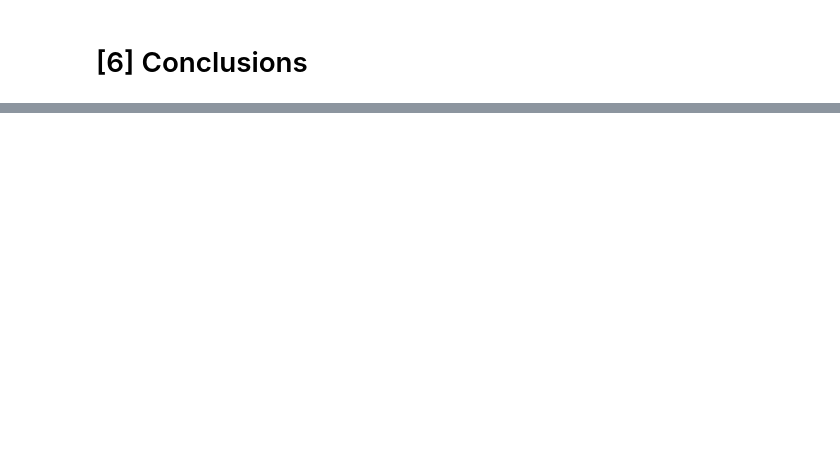
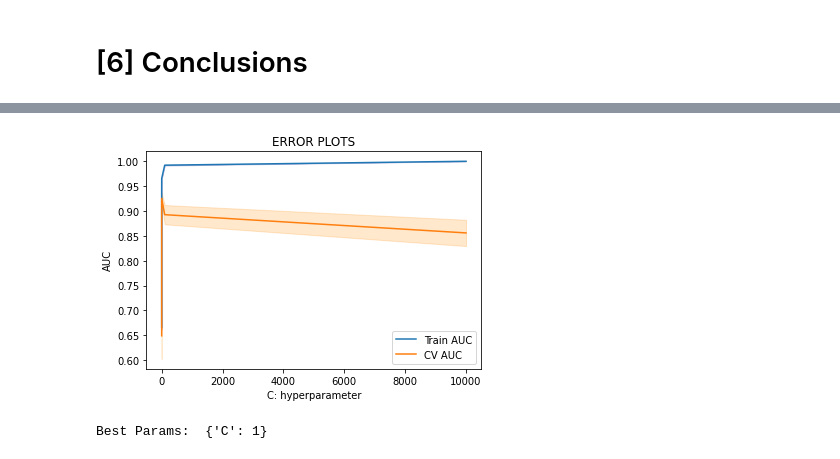
Before and after one commit to PhaneendraYedidi/Machine-Learning-Practices, a Jupyter notebook: 05_Amazon_Fine_Food_Reviews_Analysis_Logistic_Regression.ipynb, the cells around one changed output, grey strips where cells are left out. Cells and saved outputs as stored; diff of their text form; code cells hidden in the pictures; blank space fills up the shorter version.

```diff
--- a/05_Amazon_Fine_Food_Reviews_Analysis_Logistic_Regression.ipynb
+++ b/05_Amazon_Fine_Food_Reviews_Analysis_Logistic_Regression.ipynb
@@ -1609,0 +1622,44 @@ So Logistic Regression for TFIDF is better than others models in AUC score as we
+# %%
+#Feature engineering
+X1 = preprocessed_reviews; Y = final['Score']
+X2 = preprocessed_summary;
+X = X = list(map(lambda x, y: x + ' ' +  y, X2, X1))
+
+# https://scikit-learn.org/stable/modules/generated/sklearn.model_selection.train_test_split.html
+from sklearn.model_selection import train_test_split
+x_train, x_test, y_train, y_test = train_test_split(X, Y, test_size=0.33) # this is random splitting
+
+vectorizer = TfidfVectorizer(ngram_range=(1,2), min_df=10, max_features=500)
+vectorizer.fit(x_train) # fit has to happen only on train data
+
+# we use the fitted CountVectorizer to convert the text to vector
+x_train = vectorizer.transform(x_train)
+x_test = vectorizer.transform(x_test)
+
+#Grid search CV
+estimator = LogisticRegression(penalty='l2', solver='liblinear');
+parameters = {'C': [10**-4, 10**-2, 10**0, 10**2, 10**4]}
+clf = GridSearchCV(estimator, parameters, cv=10, scoring='roc_auc',return_train_score=True)
+clf.fit(x_train, y_train)
+
+train_auc= clf.cv_results_['mean_train_score']
+train_auc_std= clf.cv_results_['std_train_score']
+cv_auc = clf.cv_results_['mean_test_score']
+cv_auc_std= clf.cv_results_['std_test_score']
+
+plt.plot(parameters['C'], train_auc, label='Train AUC')
+# this code is copied from here: https://stackoverflow.com/a/48803361/4084039
+plt.gca().fill_between(parameters['C'],train_auc - train_auc_std,train_auc + train_auc_std,alpha=0.2,color='darkblue')
+
+plt.plot(parameters['C'], cv_auc, label='CV AUC')
+# this code is copied from here: https://stackoverflow.com/a/48803361/4084039
+plt.gca().fill_between(parameters['C'],cv_auc - cv_auc_std,cv_auc + cv_auc_std,alpha=0.2,color='darkorange')
+plt.legend()
+plt.xlabel("C: hyperparameter")
+plt.ylabel("AUC")
+plt.title("ERROR PLOTS")
+plt.show()
+print("Best Params: ", clf.best_params_)
+# %% [output]
+[figure, added]
+Best Params:  {'C': 1}
```
Also changed, not shown: parts of 28 cells of this notebook.
